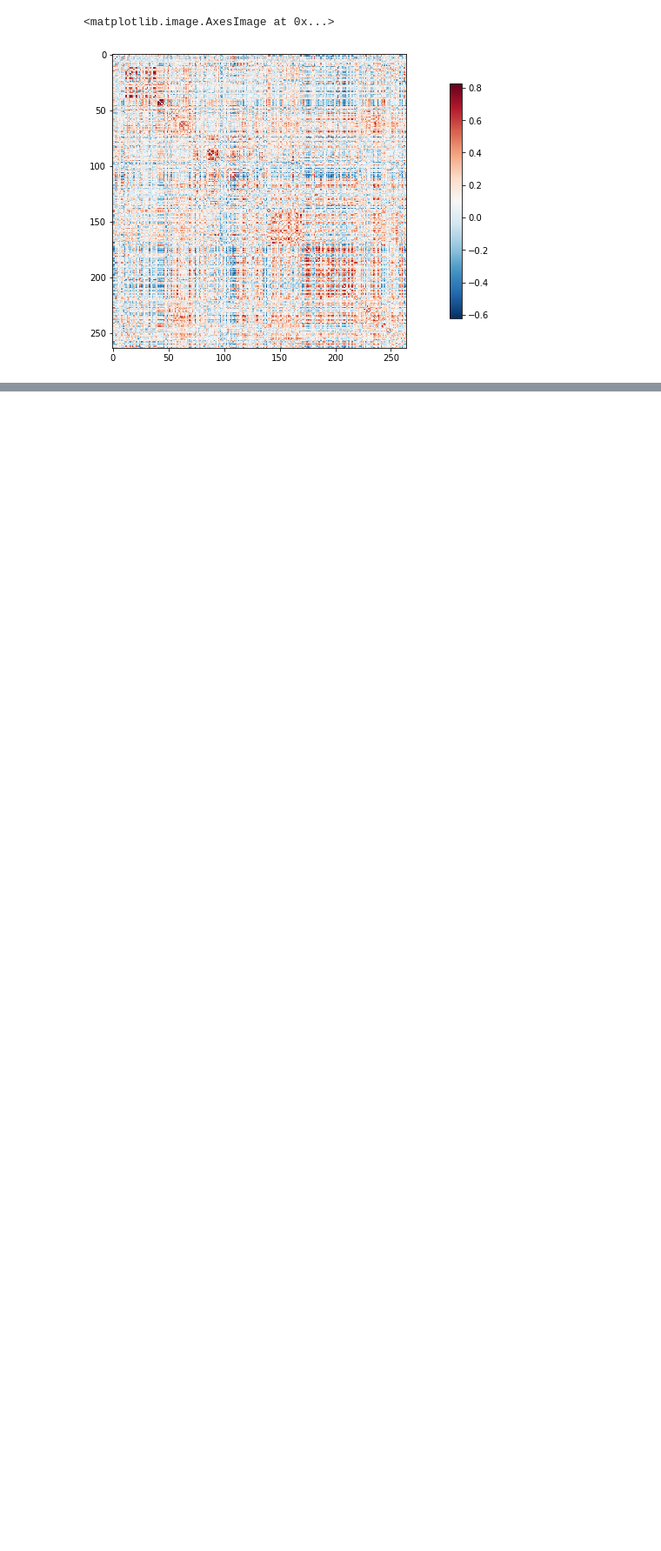
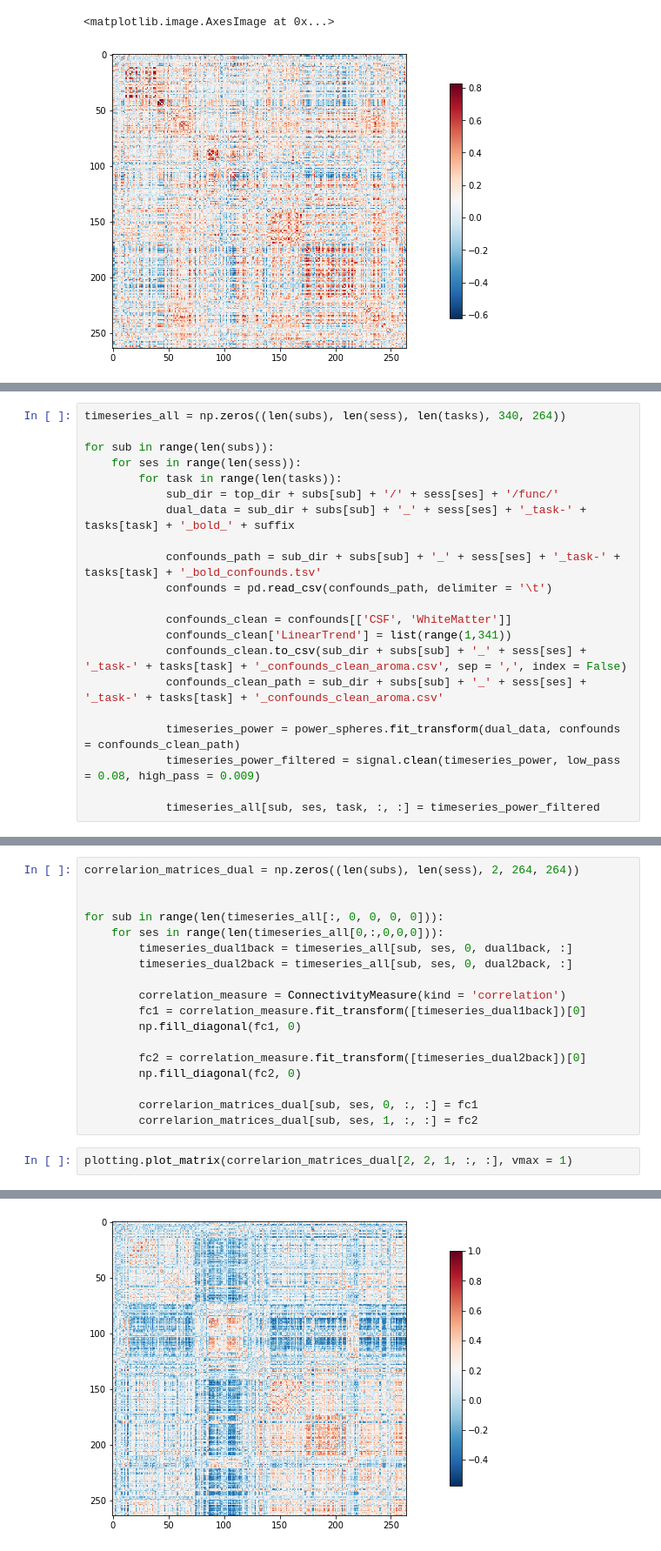
Before and after one commit to kfinc/functional_connectivity_in_python, a Jupyter notebook: LearningBrain_denoising_and_FC_estimation.ipynb, the cells around one changed output, grey strips where cells are left out. Shown at 87% size. Drawn from its saved outputs; the diff is of its cells as text; blank space fills up the shorter version.

```diff
--- a/LearningBrain_denoising_and_FC_estimation.ipynb
+++ b/LearningBrain_denoising_and_FC_estimation.ipynb
@@ -105,0 +201,21 @@ plotting.plot_matrix(fc_power)
+# %%
+timeseries_all = np.zeros((len(subs), len(sess), len(tasks), 340, 264))
+
+for sub in range(len(subs)):
+    for ses in range(len(sess)):
+        for task in range(len(tasks)):
+            sub_dir = top_dir + subs[sub] + '/' + sess[ses] + '/func/'
+            dual_data = sub_dir + subs[sub] + '_' + sess[ses] + '_task-' + tasks[task] + '_bold_' + suffix
+
+            confounds_path = sub_dir + subs[sub] + '_' + sess[ses] + '_task-' + tasks[task] + '_bold_confounds.tsv'
+            confounds = pd.read_csv(confounds_path, delimiter = '\t')
+
+            confounds_clean = confounds[['CSF', 'WhiteMatter']]
+            confounds_clean['LinearTrend'] = list(range(1,341))
+            confounds_clean.to_csv(sub_dir + subs[sub] + '_' + sess[ses] + '_task-' + tasks[task] + '_confounds_clean_aroma.csv', sep = ',', index = False)
+            confounds_clean_path = sub_dir + subs[sub] + '_' + sess[ses] + '_task-' + tasks[task] + '_confounds_clean_aroma.csv'
+
+            timeseries_power = power_spheres.fit_transform(dual_data, confounds = confounds_clean_path)
+            timeseries_power_filtered = signal.clean(timeseries_power, low_pass = 0.08, high_pass = 0.009)
+
+            timeseries_all[sub, ses, task, :, :] = timeseries_power_filtered
@@ -105,0 +228,21 @@ plotting.plot_matrix(fc_power)
+# %%
+correlarion_matrices_dual = np.zeros((len(subs), len(sess), 2, 264, 264))
+
+
+for sub in range(len(timeseries_all[:, 0, 0, 0, 0])):
+    for ses in range(len(timeseries_all[0,:,0,0,0])):
+        timeseries_dual1back = timeseries_all[sub, ses, 0, dual1back, :]
+        timeseries_dual2back = timeseries_all[sub, ses, 0, dual2back, :]
+
+        correlation_measure = ConnectivityMeasure(kind = 'correlation')
+        fc1 = correlation_measure.fit_transform([timeseries_dual1back])[0]
+        np.fill_diagonal(fc1, 0)
+
+        fc2 = correlation_measure.fit_transform([timeseries_dual2back])[0]
+        np.fill_diagonal(fc2, 0)
+
+        correlarion_matrices_dual[sub, ses, 0, :, :] = fc1
+        correlarion_matrices_dual[sub, ses, 1, :, :] = fc2
+# %%
+plotting.plot_matrix(correlarion_matrices_dual[2, 2, 1, :, :], vmax = 1)
+# %% [output]
@@ -105,0 +250 @@ plotting.plot_matrix(fc_power)
+[figure, added]
```
Also changed, not shown: parts of 18 cells of this notebook.
